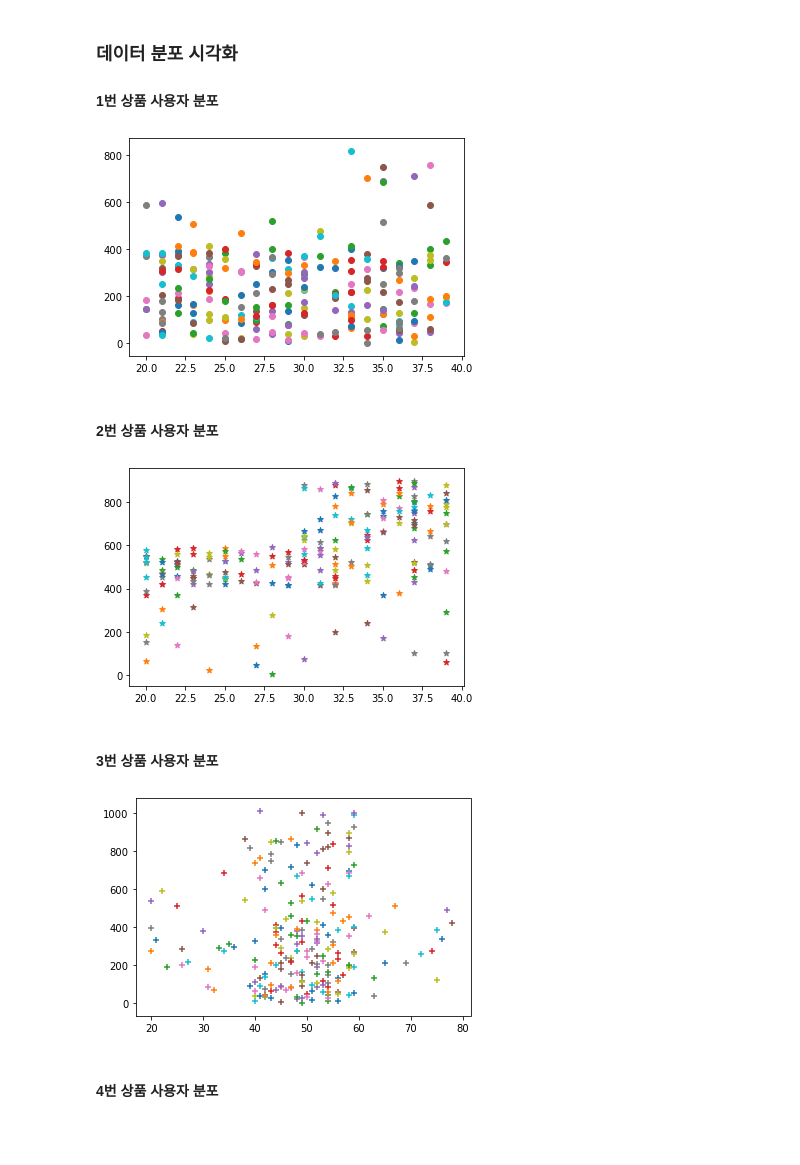
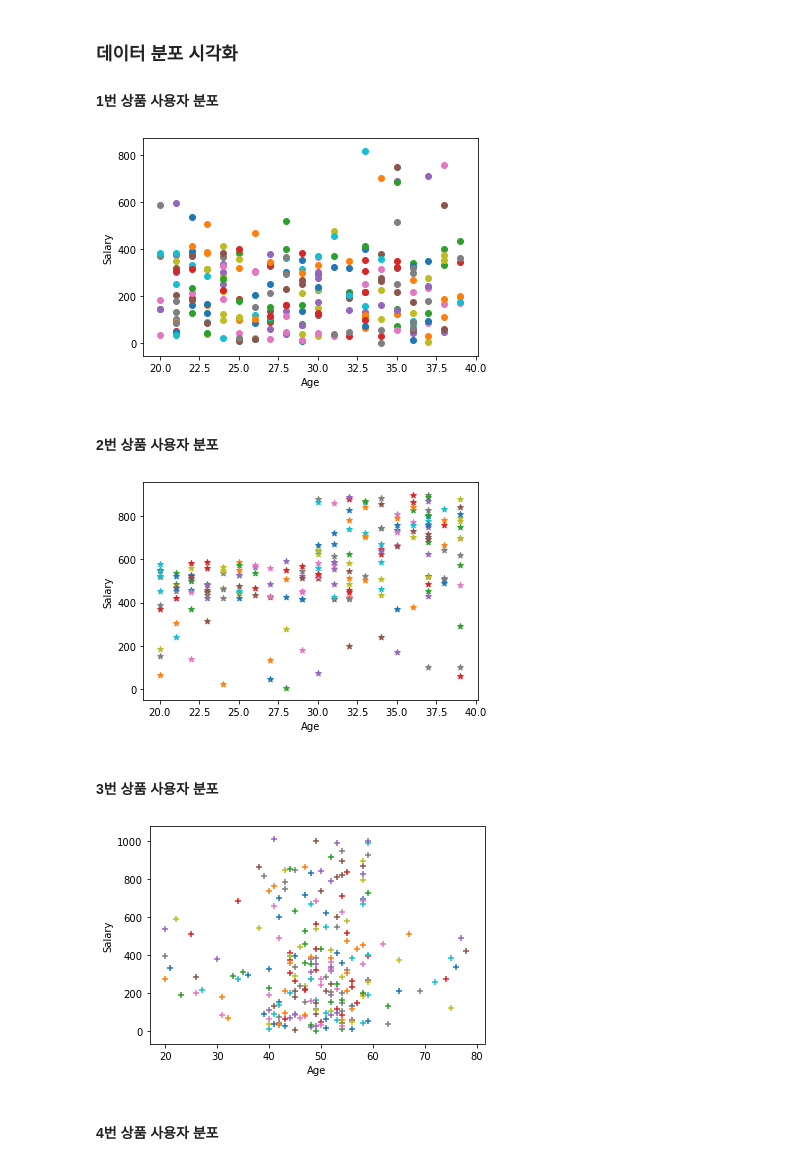
Before and after one commit to hschoi1104/-Bank_products_Recommendation_System, a Jupyter notebook: Bank_products_Recommendation_System(Deposit).ipynb, the cells around one changed output. Cells and saved outputs as stored; diff of their text form; code cells hidden in the pictures; blank space fills up the shorter version.

```diff
--- a/Bank_products_Recommendation_System(Deposit).ipynb
+++ b/Bank_products_Recommendation_System(Deposit).ipynb
@@ -105,28 +98,34 @@ print("번을 사용합니다")
 # %%
 for i in range(0,len(Person)):
     if Category[i][0]==1:
         plt.scatter(Person[i][0],Person[i][1],marker='o');
+plt.xlabel('Age')
+plt.ylabel('Salary')
 plt.show()
 # %% [output]
-[figure, old version]
+[figure, new version]
 # %% [markdown]
 #### 2번 상품 사용자 분포
 # %%
 for i in range(0,len(Person)):
     if Category[i][0]==2:
         plt.scatter(Person[i][0],Person[i][1],marker='*');
+plt.xlabel('Age')
+plt.ylabel('Salary')
 plt.show()
 # %% [output]
-[figure, old version]
+[figure, new version]
 # %% [markdown]
 #### 3번 상품 사용자 분포
 # %%
 for i in range(0,len(Person)):
     if Category[i][0]==3:
         plt.scatter(Person[i][0],Person[i][1],marker='+');
+plt.xlabel('Age')
+plt.ylabel('Salary')
 plt.show()
 # %% [output]
-[figure, old version]
+[figure, new version]
 # %% [markdown]
 #### 4번 상품 사용자 분포
 # %%
```
Also changed, not shown: parts of 9 cells of this notebook.
